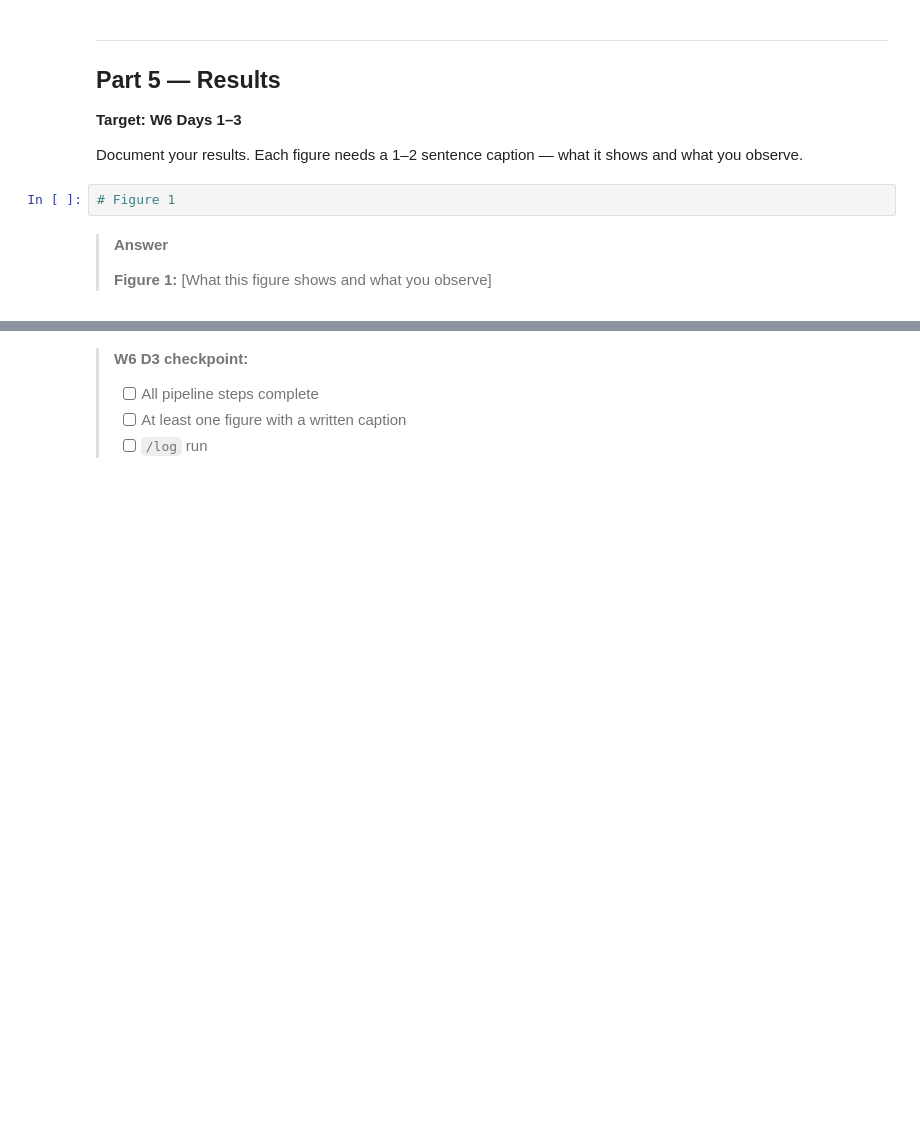
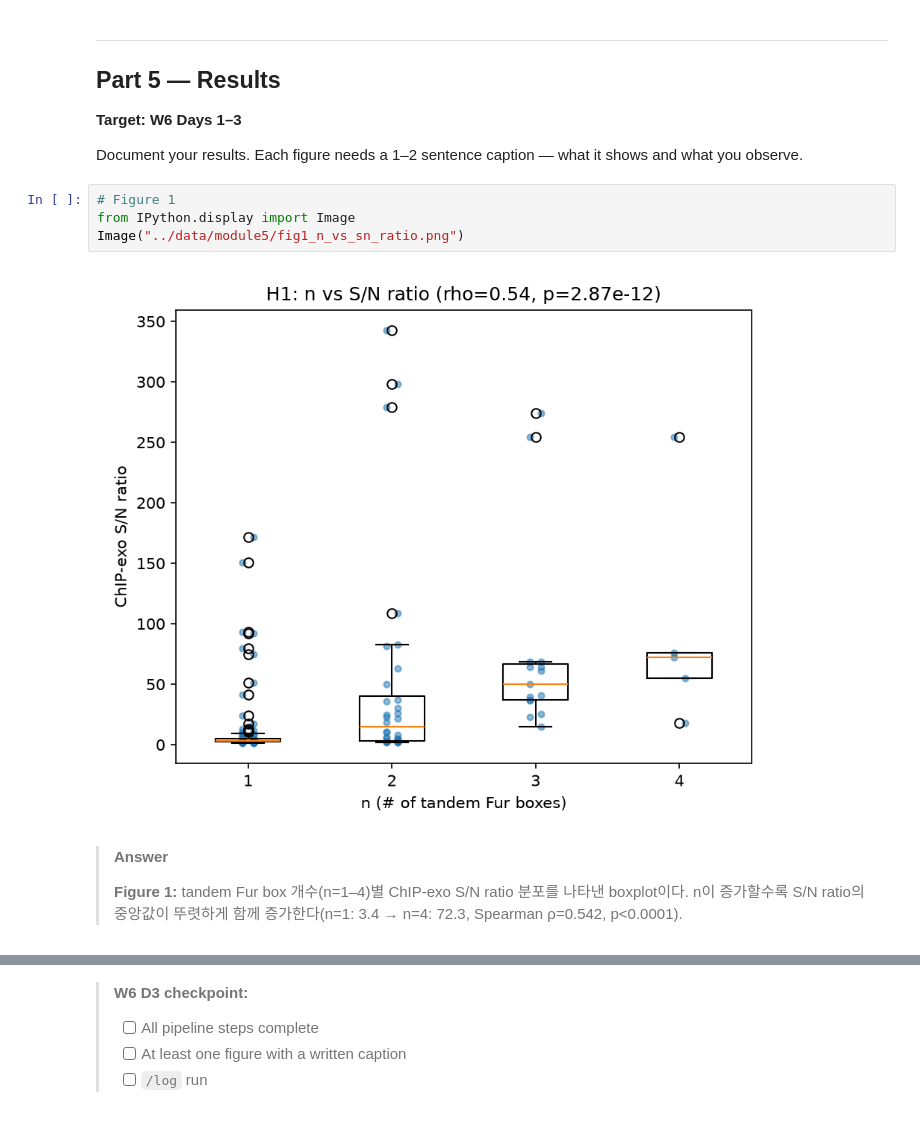
Before and after one commit to KimFart/intern-claude-training, a Jupyter notebook: notebooks/05_miniproject_template.ipynb, the cells around one changed output, grey strips where cells are left out. Cells and saved outputs as stored; diff of their text form; blank space fills up the shorter version.

Commit message:
feat(module5): fill in Part 4 execution log, Part 5 figures, and Part 6 report; fix peak count and tandem Fur box caveat

```diff
--- a/notebooks/05_miniproject_template.ipynb
+++ b/notebooks/05_miniproject_template.ipynb
@@ -348,9 +402,13 @@ Track your progress:
 Document your results. Each figure needs a 1–2 sentence caption — what it shows and what you observe.
 # %%
 # Figure 1
+from IPython.display import Image
+Image("../data/module5/fig1_n_vs_sn_ratio.png")
+# %% [output]
+[figure, added]
 # %% [markdown]
 > **Answer**
 >
-> **Figure 1:** [What this figure shows and what you observe]
+> **Figure 1:** tandem Fur box 개수(n=1–4)별 ChIP-exo S/N ratio 분포를 나타낸 boxplot이다. n이 증가할수록 S/N ratio의 중앙값이 뚜렷하게 함께 증가한다(n=1: 3.4 → n=4: 72.3, Spearman ρ=0.542, p<0.0001).
 # %%
 # Figure 2 (add as needed)
```
Also changed, not shown: parts of 22 cells of this notebook, 1 other file.
